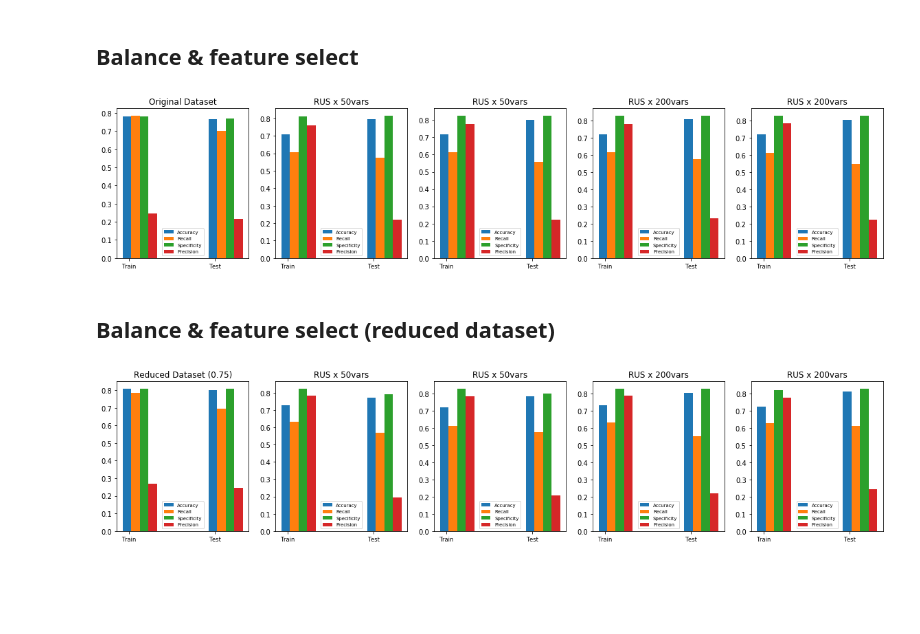
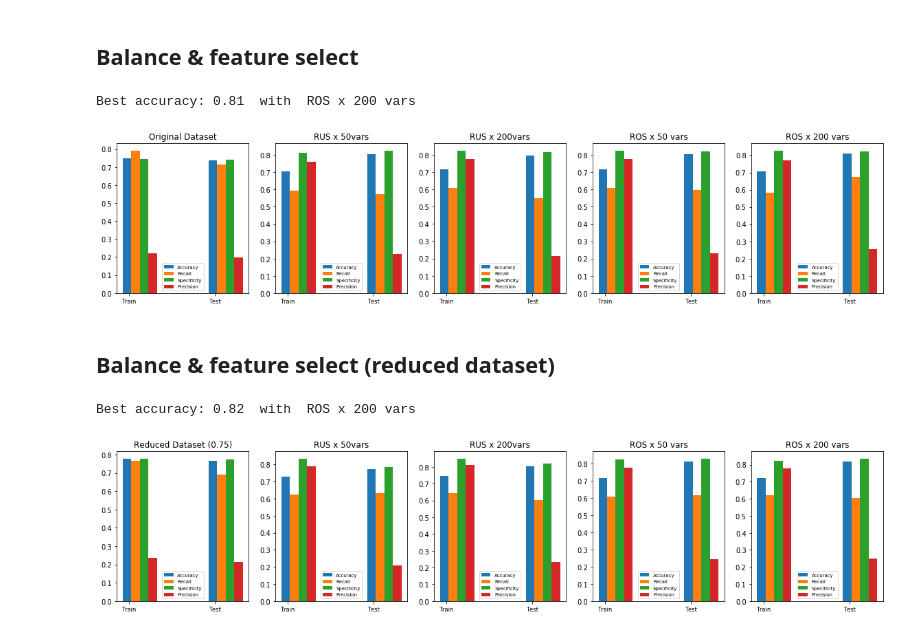
Before and after one commit to dsfca/CDados, a Jupyter notebook: Naive Bayes/Toxic_preparation.ipynb, the cells around one changed output. Cells and saved outputs as stored; diff of their text form; code cells hidden in the pictures; blank space fills up the shorter version.

```diff
--- a/Naive Bayes/Toxic_preparation.ipynb
+++ b/Naive Bayes/Toxic_preparation.ipynb
@@ -180,43 +193,52 @@ y: np.ndarray = data.pop('classification').values
 X: np.ndarray = data.values
 labels = pd.unique(y)
 clf = GaussianNB()
+
+best = [0,0]
 values = []
+i = 0   #so serve para iterar os titulos
 
 trnX, tstX, trnY, tstY = train_test_split(X, y, train_size=0.7, stratify=y)
 
 clf.fit(trnX, trnY)
 prd_trn = clf.predict(trnX)
 prd_tst = clf.predict(tstX)
 
 values.append([trnY, prd_trn, tstY, prd_tst, 'Original Dataset'])
 
 X_values = []
 Best_vars = SelectKBest(chi2, k=50).fit_transform(X, y)
 X_values.append(Best_vars)
 best_vars = SelectKBest(chi2, k=200).fit_transform(X, y)
 X_values.append(Best_vars)
 
 rus = RandomUnderSampler(random_state=42)
 ros = RandomOverSampler(random_state=42)
 
 titles = ['RUS x 50vars', 'RUS x 200vars', 'ROS x 50 vars', 'ROS x 200 vars']
 samp = [rus, ros]
 
-for i in range(2):
+for s in samp:
     for X_var in X_values:
         trnX, tstX, trnY, tstY = train_test_split(X_var, y, train_size=0.7, stratify=y)
 
-        trnX, trnY = samp[i].fit_resample(trnX, trnY)
+        trnX, trnY = s.fit_resample(trnX, trnY)
 
         clf.fit(trnX, trnY)
         prd_trn = clf.predict(trnX)
         prd_tst = clf.predict(tstX)
 
         values.append([trnY, prd_trn, tstY, prd_tst, titles[i]])
+        if best[0] < metrics.accuracy_score(tstY, prd_tst):
+            best[0] = metrics.accuracy_score(tstY, prd_tst)
+            best[1] = titles[i]
+        i += 1
 
+print ('Best accuracy: %1.2f ' %(best[0]), 'with ', best[1])
 ds.plot_compare_results(pd.unique(y), values, len(values))
 # %% [output]
+Best accuracy: 0.81  with  ROS x 200 vars
-[figure, old version]
+[figure, new version]
 # %% [markdown]
 ## Balance & feature select (reduced dataset)
 # %%
@@ -225,7 +247,10 @@ y: np.ndarray = data.pop('classification').values
 X: np.ndarray = data.values
 labels = pd.unique(y)
 clf = GaussianNB()
+
+best = [0,0]
 values = []
+i = 0   #so serve para iterar os titulos
 
 trnX, tstX, trnY, tstY = train_test_split(X, y, train_size=0.7, stratify=y)
 
@@ -247,18 +272,25 @@ ros = RandomOverSampler(random_state=42)
 titles = ['RUS x 50vars', 'RUS x 200vars', 'ROS x 50 vars', 'ROS x 200 vars']
 samp = [rus, ros]
 
-for i in range(2):
+for s in samp:
     for X_var in X_values:
         trnX, tstX, trnY, tstY = train_test_split(X_var, y, train_size=0.7, stratify=y)
 
-        trnX, trnY = samp[i].fit_resample(trnX, trnY)
+        trnX, trnY = s.fit_resample(trnX, trnY)
 
         clf.fit(trnX, trnY)
         prd_trn = clf.predict(trnX)
         prd_tst = clf.predict(tstX)
 
         values.append([trnY, prd_trn, tstY, prd_tst, titles[i]])
+        if best[0] < metrics.accuracy_score(tstY, prd_tst):
+            best[0] = metrics.accuracy_score(tstY, prd_tst)
+            best[1] = titles[i]
+        i += 1
+
+print ('Best accuracy: %1.2f ' %(best[0]), 'with ', best[1])
 
 ds.plot_compare_results(pd.unique(y), values, len(values))
 # %% [output]
+Best accuracy: 0.82  with  ROS x 200 vars
-[figure, old version]
+[figure, new version]
```
Also changed, not shown: parts of 4 cells of this notebook, 9 other files.
